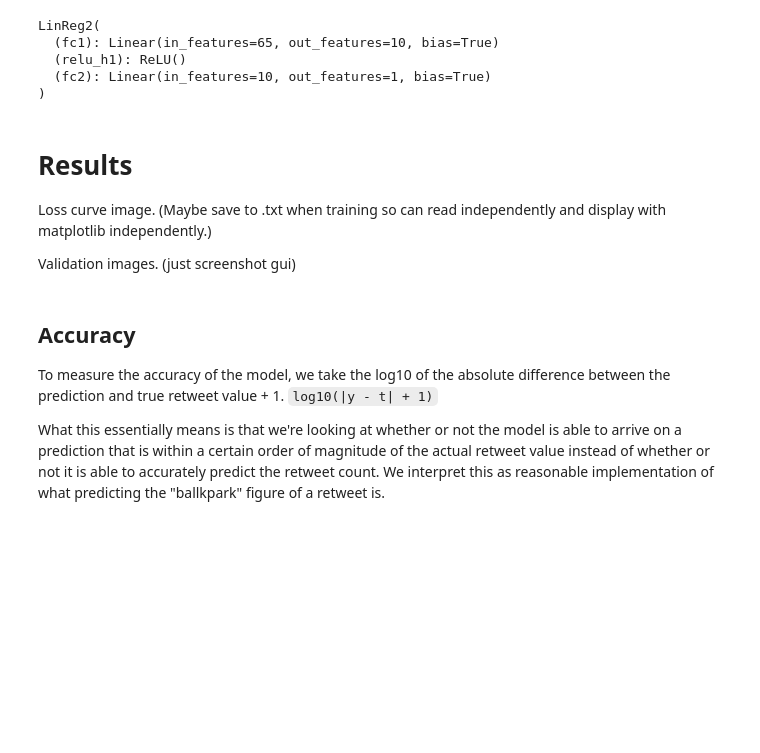
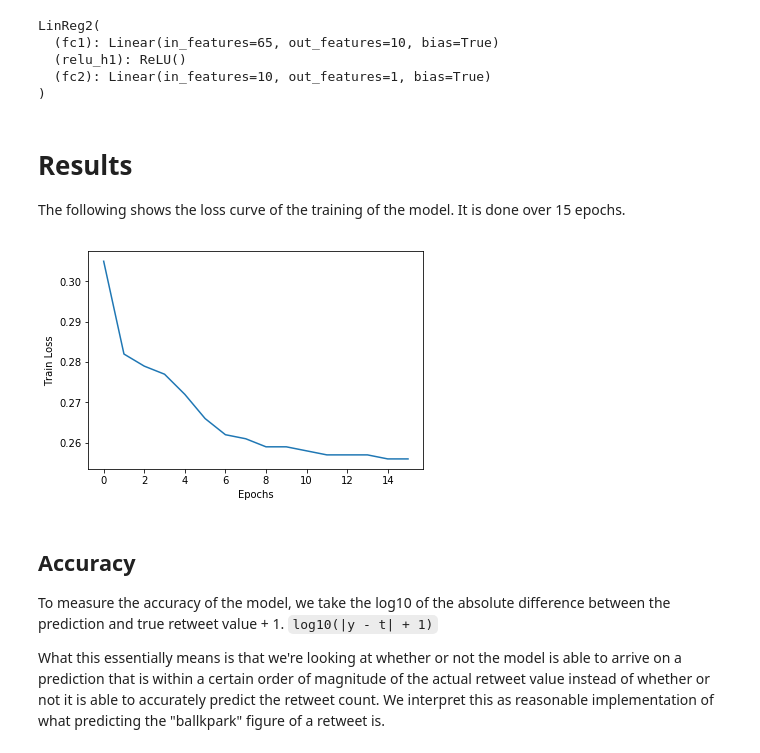
Before and after one commit to arglux/50021-ai-project, a Jupyter notebook: COVID-19 Retweet Prediction Report.ipynb, the cells around one changed output. Saved outputs shown, nothing was run; the diff lists cells and outputs as text; code cells hidden in the pictures; blank space fills up the shorter version.

Commit message:
done with report, left with discussion, timestamp and mean min max

```diff
--- a/COVID-19 Retweet Prediction Report.ipynb
+++ b/COVID-19 Retweet Prediction Report.ipynb
@@ -230,14 +230,18 @@ LinReg2(
   (relu_h1): ReLU()
   (fc2): Linear(in_features=10, out_features=1, bias=True)
 )
-# %% [markdown]
-# Results
-
-Loss curve image. (Maybe save to .txt when training so can read independently and display with matplotlib independently.)
-
-
-
-Validation images. (just screenshot gui)
+# %% [markdown]
+# Results
+
+The following shows the loss curve of the training of the model. It is done over 15 epochs.
+# %%
+train_losses = np.loadtxt("./data/train_loss_0608-2203.txt", delimiter='\n')
+plt.plot(train_losses)
+plt.ylabel('Train Loss')
+plt.xlabel('Epochs')
+plt.show()
+# %% [output]
+[figure, added]
 # %% [markdown]
 ## Accuracy
 
```
Also changed, not shown: parts of 2 cells of this notebook, 3 other files.
